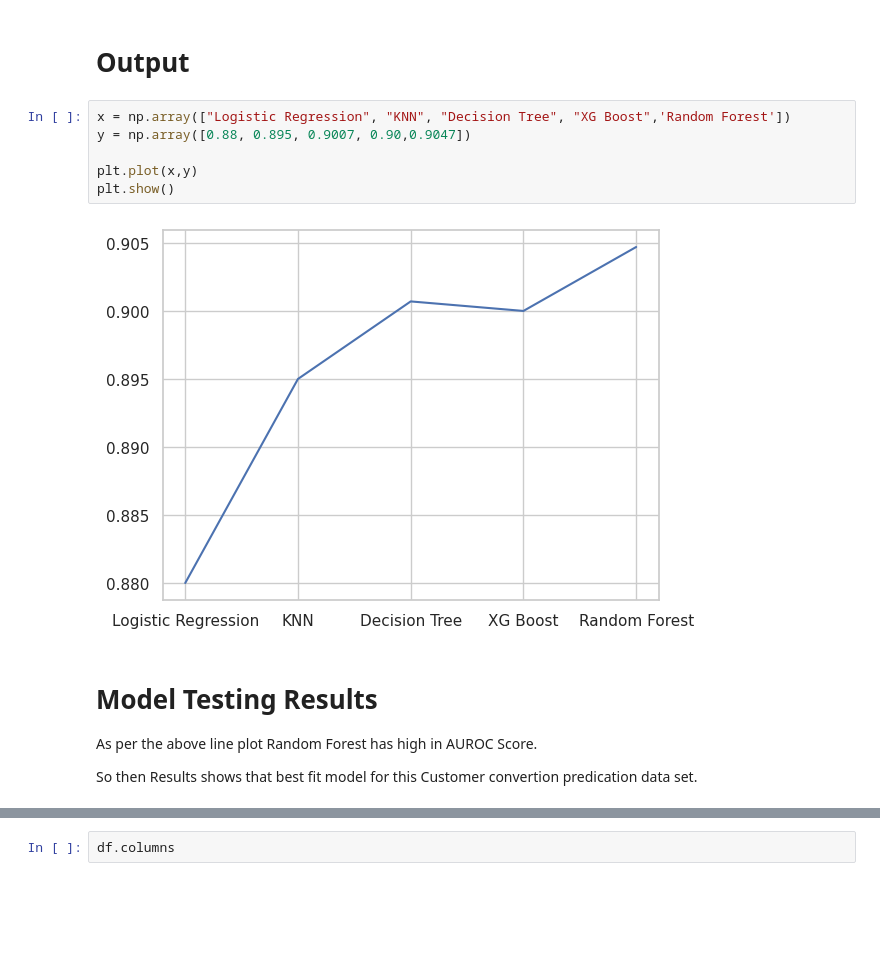
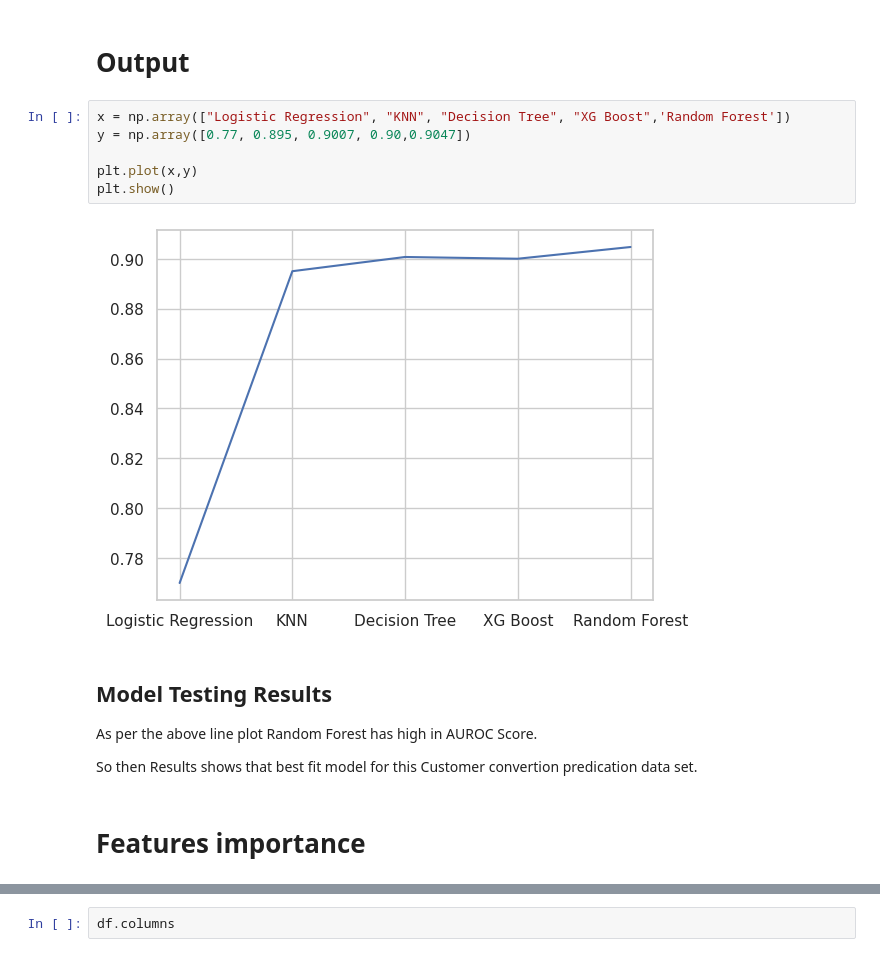
Before and after one commit to Sundaraviswanath-N/DS_PROJECT, a Jupyter notebook: Project1_Customer_Conversion_Prediction.ipynb, the cells around one changed output, grey strips where cells are left out. Drawn from its saved outputs; the diff is of its cells as text; blank space fills up the shorter version.

```diff
--- a/Project1_Customer_Conversion_Prediction.ipynb
+++ b/Project1_Customer_Conversion_Prediction.ipynb
@@ -1372,18 +1356,20 @@ Depth = 10 is giving the good cross validation score fo 0.9047
 # Output
 # %%
 x = np.array(["Logistic Regression", "KNN", "Decision Tree", "XG Boost",'Random Forest'])
-y = np.array([0.88, 0.895, 0.9007, 0.90,0.9047])
+y = np.array([0.77, 0.895, 0.9007, 0.90,0.9047])
 
 plt.plot(x,y)
 plt.show()
 # %% [output]
-[figure, old version]
+[figure, new version]
 # %% [markdown]
-# Model Testing Results
+## Model Testing Results
 
 As per the above line plot Random Forest has high in AUROC Score.
 
 So then Results shows that best fit model for this Customer convertion predication data set.
+# %% [markdown]
+# Features importance
 # %%
 # plot feature importance
 plot_importance(model)
```
Also changed, not shown: parts of 32 cells of this notebook.
